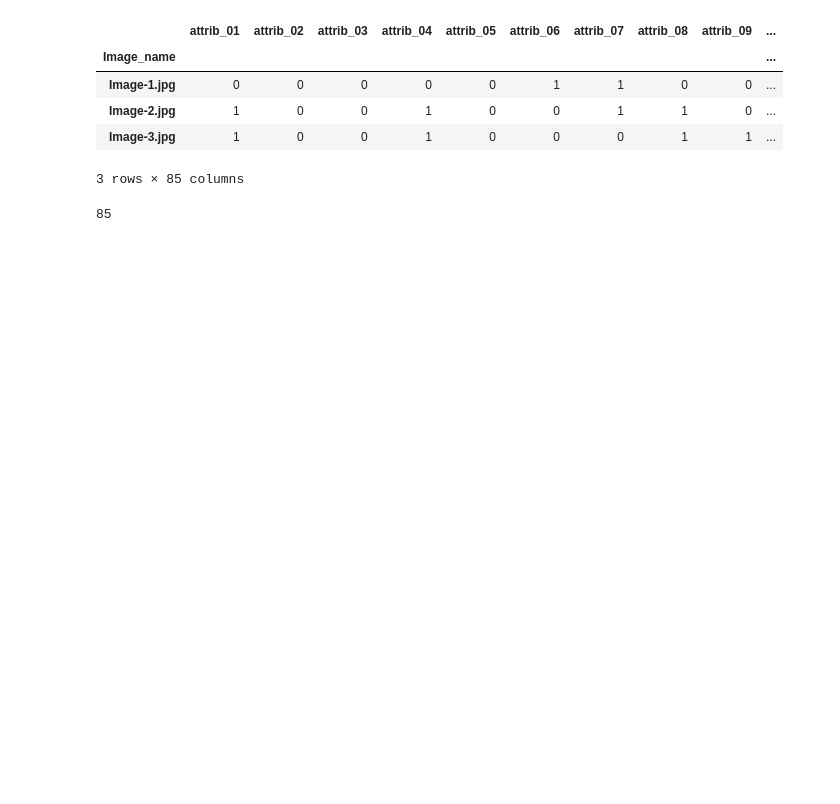
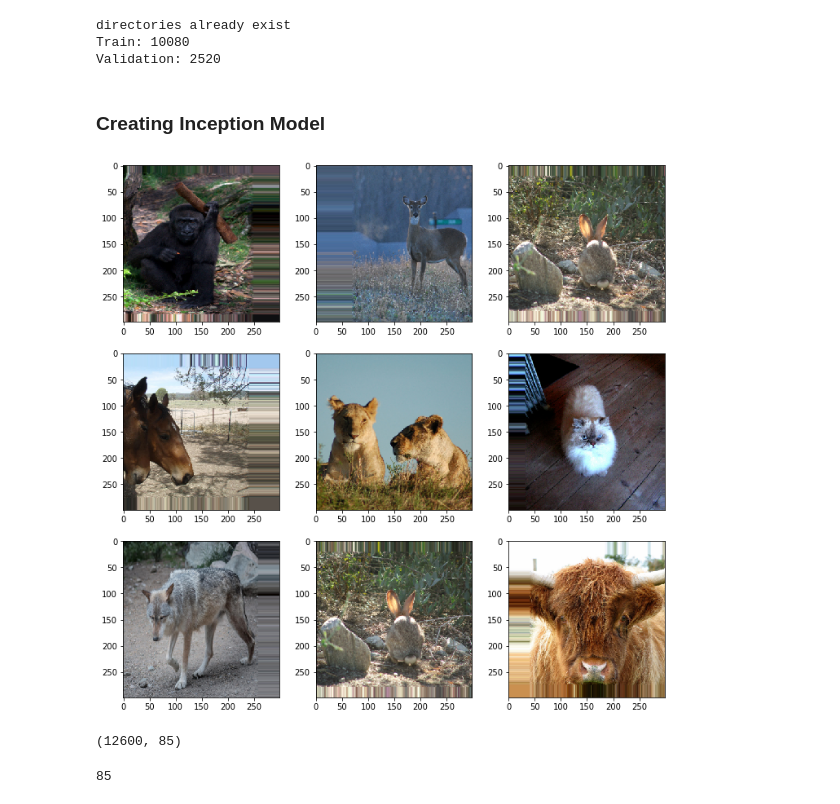
Before and after one commit to moisesvw/dojo, a Jupyter notebook: challenge/attributes-of-animals/zoo_attributes.ipynb, the cells around one changed output. Cells and saved outputs as stored; diff of their text form; code cells hidden in the pictures; blank space fills up the shorter version.

```diff
--- a/challenge/attributes-of-animals/zoo_attributes.ipynb
+++ b/challenge/attributes-of-animals/zoo_attributes.ipynb
@@ -30,0 +25,31 @@ X_train, X_test, y_train, y_test = model_selection.train_test_split(X, y, test_s
+# %%
+DATA_DIR = "./DL3 Dataset"
+TRAIN_DIR = DATA_DIR + "/train"
+VAL_DIR = DATA_DIR + "/val"
+
+NUM_TRAIN_EXAMPLES = 0
+NUM_VAL_EXAMPLES = 0
+
+if not os.path.exists(TRAIN_DIR) or  not os.path.exists(VAL_DIR):
+    data = glob.glob(DATA_DIR + "/train_img/*.jpg")
+    print("creating data directories for training and validation")
+    train, val = model_selection.train_test_split(data, test_size=0.2)
+    os.makedirs(TRAIN_DIR)
+    os.makedirs(VAL_DIR)
+
+    for e in train:
+        shutil.move(e, TRAIN_DIR + "/" + e.split("/")[-1] )
+    for e in val:
+        shutil.move(e, VAL_DIR + "/" + e.split("/")[-1] )
+else:
+    print("directories already exist")
+    NUM_TRAIN_EXAMPLES = len(glob.glob(TRAIN_DIR+"/*.jpg"))
+    print("Train:", NUM_TRAIN_EXAMPLES )
+    NUM_VAL_EXAMPLES = len(glob.glob(VAL_DIR+"/*.jpg"))
+    print("Validation:",NUM_VAL_EXAMPLES )
+# %% [output]
+directories already exist
+Train: 10080
+Validation: 2520
+# %% [markdown]
+### Creating Inception Model
@@ -30,0 +126,7 @@ X_train, X_test, y_train, y_test = model_selection.train_test_split(X, y, test_s
+# %%
+fig, draws = plt.subplots(3,3, figsize=(12,12))
+draws = draws.reshape(-1)
+for i in range(9):
+    draws[i].imshow(ss[0][random.randint(0, 23)])
+# %% [output]
+[figure, added]
@@ -33,14 +142,9 @@ train_labels = pd.read_csv('./DL3 Dataset/meta-data/train.csv')
 test_labels = pd.read_csv('./DL3 Dataset/meta-data/test.csv')
 train_labels = train_labels.set_index('Image_name');
-# %%
-train_labels.head(3)
-# %% [output]
-|  | attrib_01 | attrib_02 | attrib_03 | attrib_04 | attrib_05 | attrib_06 | attrib_07 | attrib_08 | attrib_09 | ... |
-| Image_name |  |  |  |  |  |  |  |  |  | ... |
-| Image-1.jpg | 0 | 0 | 0 | 0 | 0 | 1 | 1 | 0 | 0 | ... |
-| Image-2.jpg | 1 | 0 | 0 | 1 | 0 | 0 | 1 | 1 | 0 | ... |
-| Image-3.jpg | 1 | 0 | 0 | 1 | 0 | 0 | 0 | 1 | 1 | ... |
-3 rows × 85 columns
+# %%
+train_labels.shape
+# %% [output]
+(12600, 85)
 # %%
 len(train_labels.loc['Image-22.jpg'].tolist())
 # %% [output]
```
Also changed, not shown: parts of 33 cells of this notebook.
